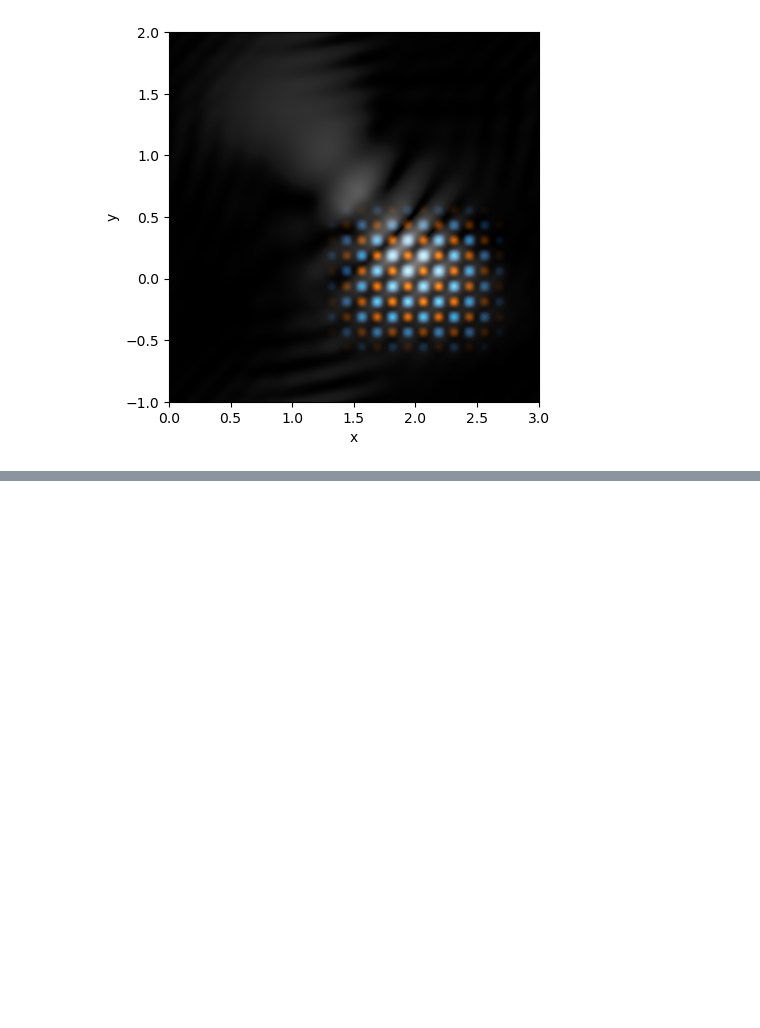
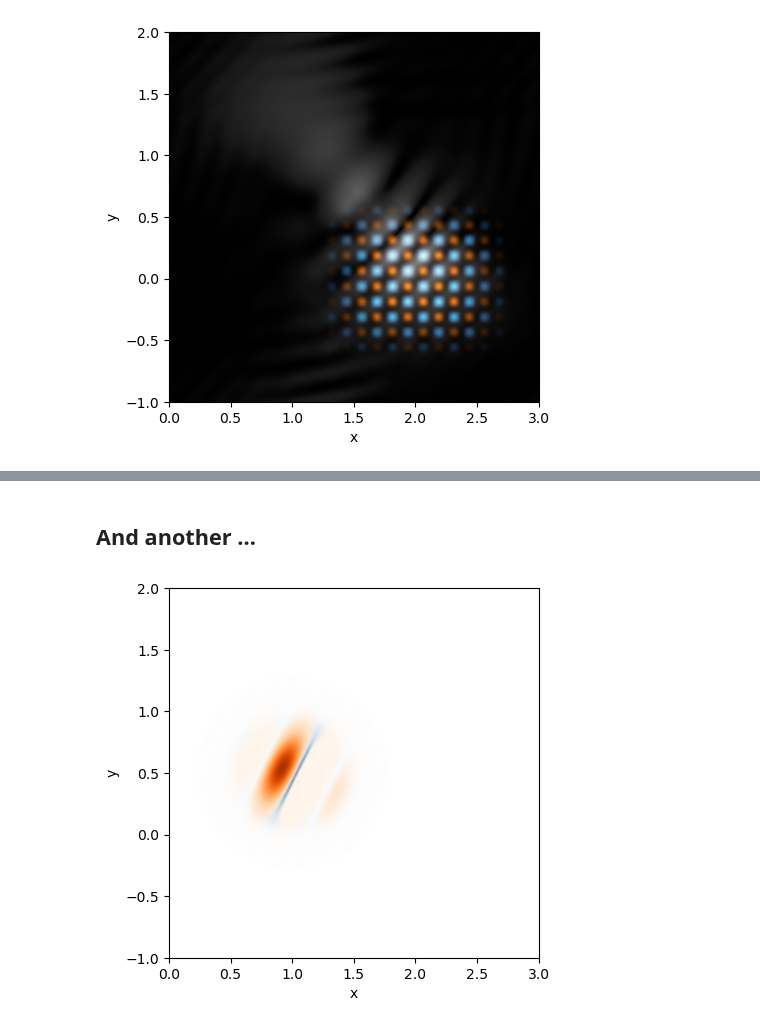
Before and after one commit to brownadder/expsolve, a Jupyter notebook: examples/tutorials/02_evolve/05_animation.ipynb, the cells around one changed output, grey strips where cells are left out. Cells and saved outputs as stored; diff of their text form; code cells hidden in the pictures; blank space fills up the shorter version.

```diff
--- a/examples/tutorials/02_evolve/05_animation.ipynb
+++ b/examples/tutorials/02_evolve/05_animation.ipynb
@@ -238,0 +272,11 @@ display(Markdown(f'![gif]({outputgif})'))
+# %% [markdown]
+## And another ...
+# %%
+additivespecs = lambda u: [(xr, imag(u), mpl.colormaps['Blues'], 10.0*abs(imag(u)), 'bicubic'),
+                           (xr, real(u), mpl.colormaps['Oranges'], 10.0*abs(real(u)), 'bicubic')]
+
+fig, ax = plt.subplots()
+ex.imshow(ax, imspecs=additivespecs(u), bgcolor='white', xlim=xr[0], ylim=xr[1], vmin=0, vmax=1)
+plt.show()
+# %% [output]
+[figure, added]
```
Also changed, not shown: parts of 8 cells of this notebook, 7 other files.
